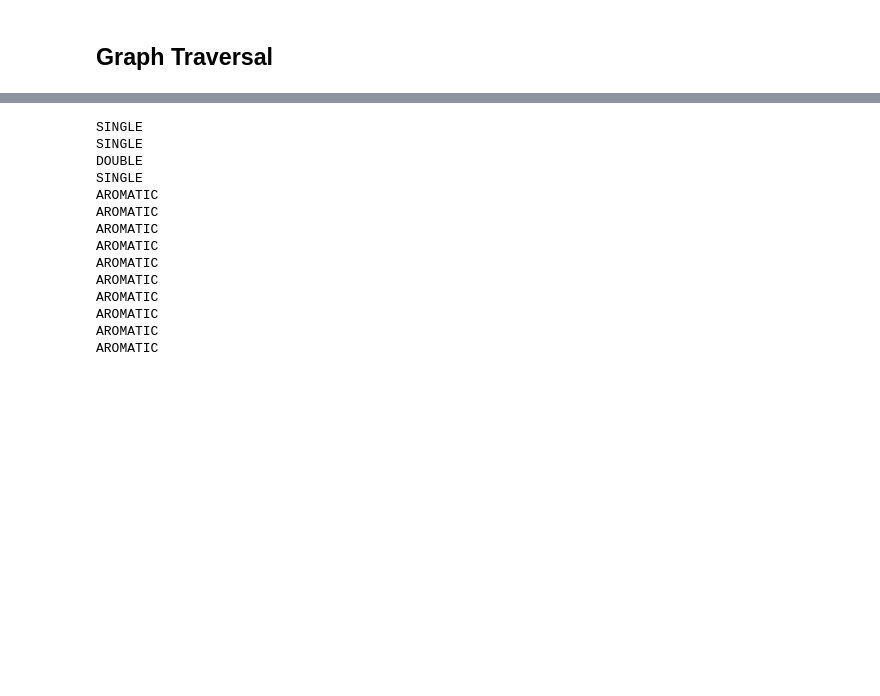
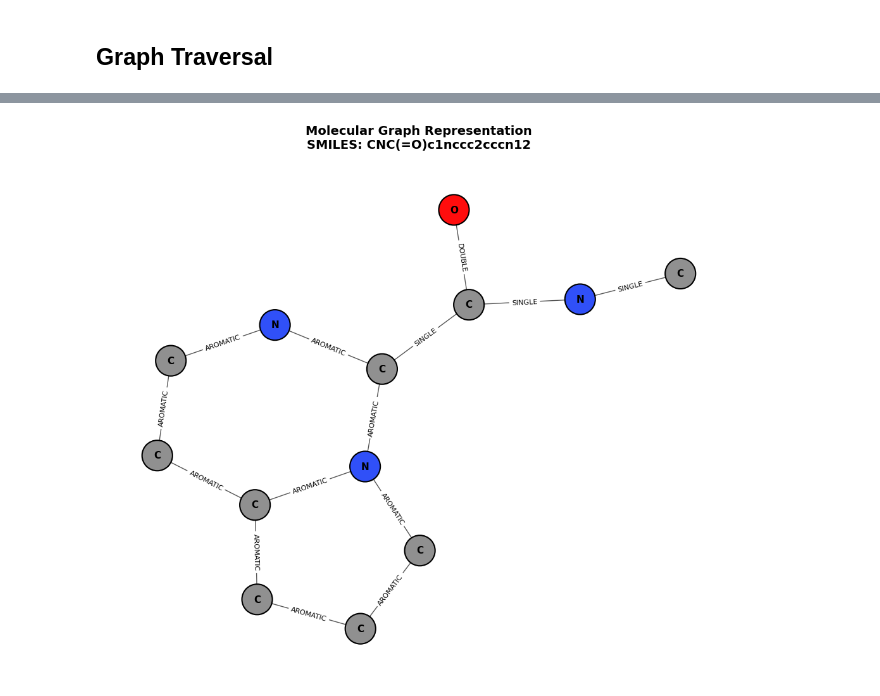
Before and after one commit to CodeHalwell/chemical-graph-series, a Jupyter notebook: notebooks/01_Building_Graphs.ipynb, the cells around one changed output, grey strips where cells are left out. Cells and saved outputs as stored; diff of their text form; code cells hidden in the pictures; blank space fills up the shorter version.

```diff
--- a/notebooks/01_Building_Graphs.ipynb
+++ b/notebooks/01_Building_Graphs.ipynb
@@ -184,6 +199,3 @@ view.show()
 [interactive output not drawn]
 # %% [markdown]
 ## Graph Traversal
-# %%
-for i, atom in enumerate(molecule.GetAtoms()):
-    print(i, atom.GetSymbol())
@@ -204,18 +202,54 @@ for i, atom in enumerate(molecule.GetAtoms()):
-# %%
-for bond in molecule.GetBonds():
-    print(bond.GetBondType())
-# %% [output]
-SINGLE
-SINGLE
-DOUBLE
-SINGLE
-AROMATIC
-AROMATIC
-AROMATIC
-AROMATIC
-AROMATIC
-AROMATIC
-AROMATIC
-AROMATIC
-AROMATIC
-AROMATIC
+# %%
+import networkx as nx
+import matplotlib.pyplot as plt
+from rdkit import Chem
+
+def mol_to_nx(mol):
+    """Converts an RDKit molecule object into a NetworkX graph with atom and bond metadata."""
+    G = nx.Graph()
+    for atom in mol.GetAtoms():
+        G.add_node(atom.GetIdx(),
+                   symbol=atom.GetSymbol(),
+                   atomic_num=atom.GetAtomicNum())
+    for bond in mol.GetBonds():
+        G.add_edge(bond.GetBeginAtomIdx(),
+                   bond.GetEndAtomIdx(),
+                   bond_type=bond.GetBondType().name)
+    return G
+
+# CPK Color Palette for common atoms
+CPK_COLORS = {
+    'C': '#909090', 'O': '#FF0D0D', 'N': '#3050F8',
+    'S': '#FFFF30', 'P': '#FF8000', 'F': '#90E050',
+    'Cl': '#1FF01F', 'Br': '#A62929', 'I': '#940094',
+    'H': '#FFFFFF'
+}
+
+G = mol_to_nx(molecule)
+pos = nx.kamada_kawai_layout(G)  # Better layout for molecular structures
+symbols = nx.get_node_attributes(G, 'symbol')
+node_colors = [CPK_COLORS.get(symbols[n], '#00D1FF') for n in G.nodes()]
+
+plt.figure(figsize=(10, 8))
+nx.draw(
+    G, pos,
+    labels=symbols,
+    with_labels=True,
+    node_color=node_colors,
+    node_size=1200,
+    font_size=11,
+    font_weight='bold',
+    edge_color='#555555',
+    linewidths=1.5,
+    edgecolors='black'
+)
+
+# Add bond type labels to edges
+edge_labels = nx.get_edge_attributes(G, 'bond_type')
+nx.draw_networkx_edge_labels(G, pos, edge_labels=edge_labels, font_size=8)
+
+plt.title(f"Molecular Graph Representation\nSMILES: {smiles}", fontsize=14, fontweight='bold', pad=20)
+plt.axis('off')
+plt.show()
+# %% [output]
+[figure, added]
```
Also changed, not shown: parts of 7 cells of this notebook, 3 other files.
